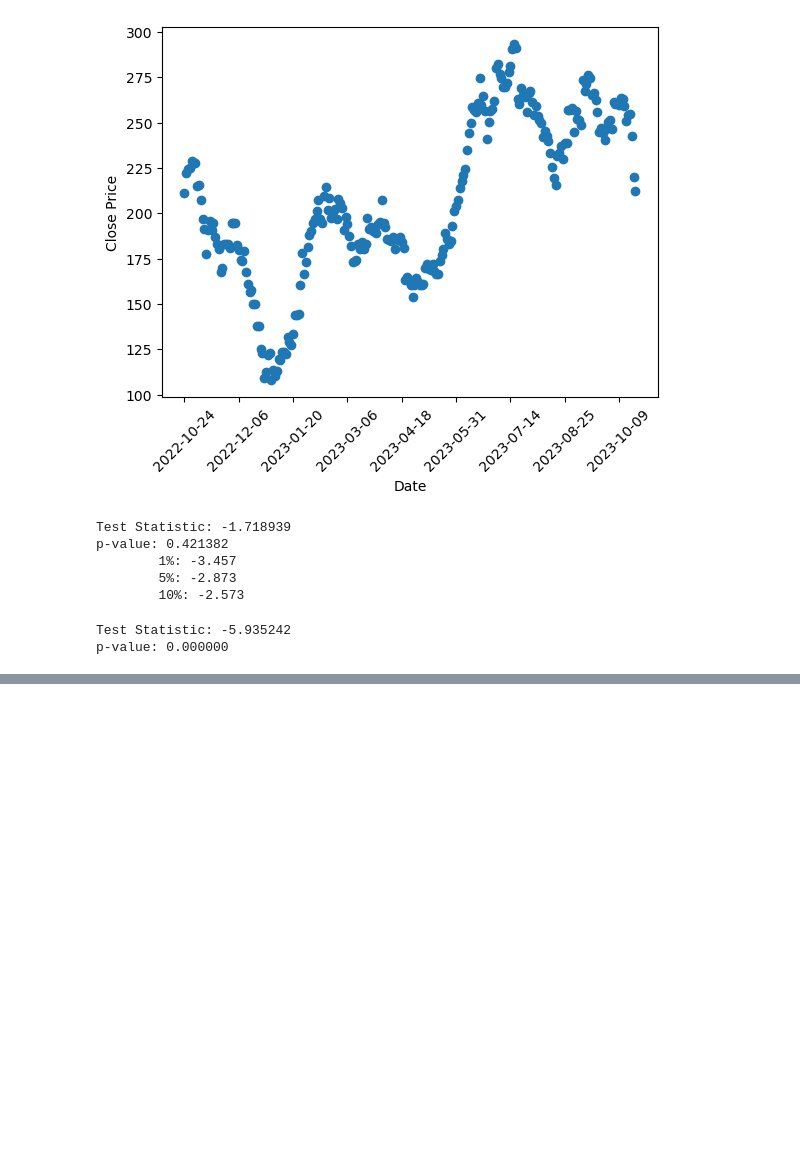
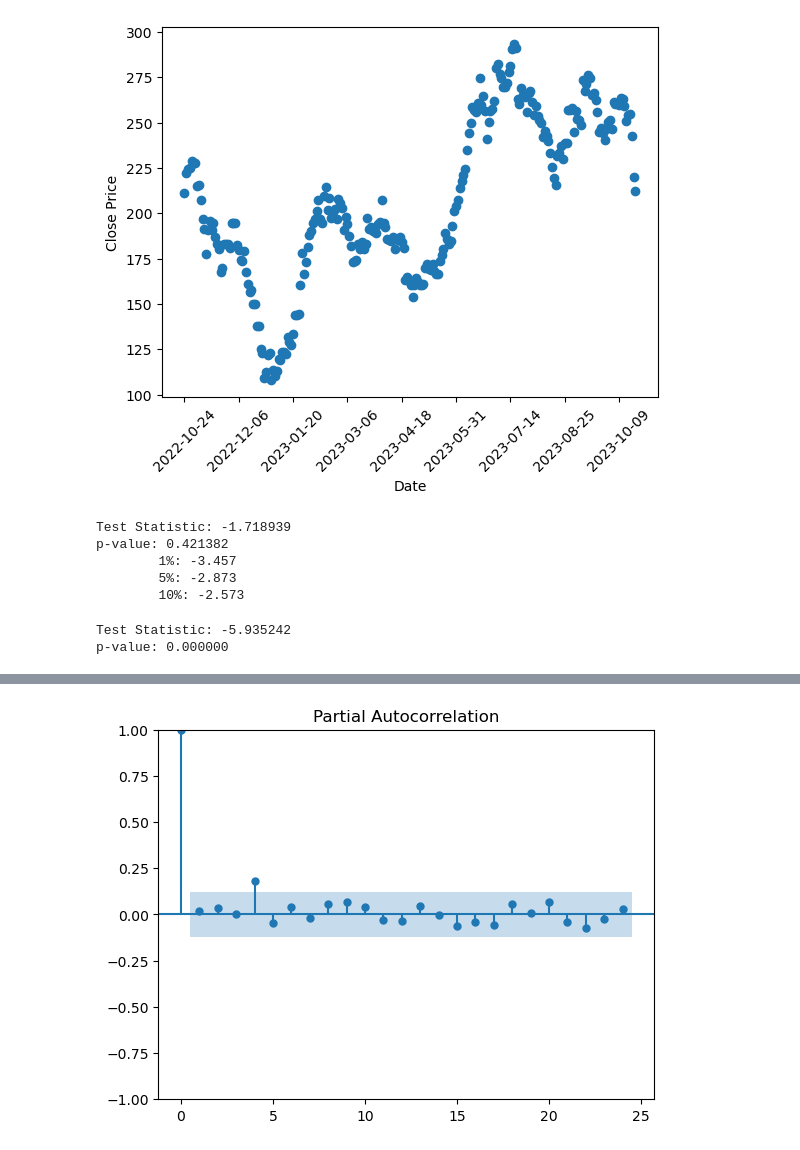
Before and after one commit to GisleGaren/ARIMA-Modelling, a Jupyter notebook: Tesla-Stock-Modelling/timeSeriesModel.ipynb, the cells around one changed output, grey strips where cells are left out. Cells and saved outputs as stored; diff of their text form; code cells hidden in the pictures; blank space fills up the shorter version.

```diff
--- a/Tesla-Stock-Modelling/timeSeriesModel.ipynb
+++ b/Tesla-Stock-Modelling/timeSeriesModel.ipynb
@@ -131,0 +129,10 @@ print(f"R-squared (prediction percentage) score: {r2_score * 100:.2f}%") """
+# %%
+""" Here we can see that the first lag is significant as all subsequent lags seem to fall under the confidence intervals.
+Given the plot, the first lag would be a good starting point!
+We now have d = q = 1 so we only need p left. """
+
+# PACF plot for p
+plot_pacf(df['Close_diff'].dropna(), method='ywm')
+plt.show()
+# %% [output]
+[figure, added]
```
Also changed, not shown: parts of 8 cells of this notebook, 1 other file.
